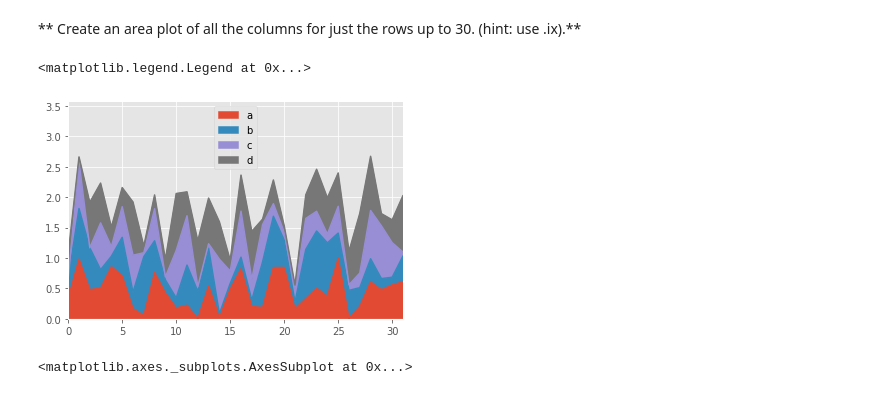
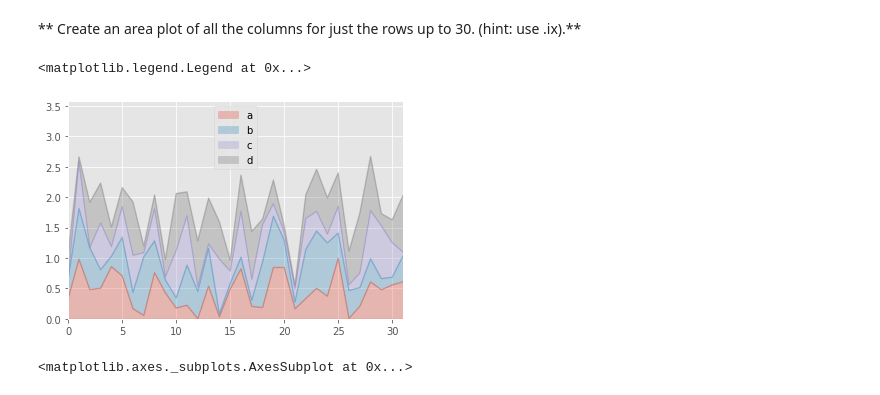
Before and after one commit to vlopez0392/Python-for-DS-and-ML-Bootcamp, a Jupyter notebook: 07-Pandas_Data_Visualization/02-Pandas Data Visualization Exercise.ipynb, the cells around one changed output. Cells and saved outputs as stored; diff of their text form; code cells hidden in the pictures.

```diff
--- a/07-Pandas_Data_Visualization/02-Pandas Data Visualization Exercise.ipynb
+++ b/07-Pandas_Data_Visualization/02-Pandas Data Visualization Exercise.ipynb
@@ -112,13 +113,13 @@ df3['d'].plot.density(lw = 4, ls = '--')
 # %% [markdown]
 ** Create an area plot of all the columns for just the rows up to 30. (hint: use .ix).**
 # %%
-df3.plot.area()
+df3.plot.area(alpha = 0.3) ## We can also use the .ix() on df3 using slicing notation
 plt.xlim([0,31])
 
 plt.legend(loc = 'best')
 # %% [output]
 <matplotlib.legend.Legend at 0x...>
-[figure, old version]
+[figure, new version]
 # %%
 ## Expected output
 # %% [output]
```
Also changed, not shown: parts of 2 cells of this notebook, 8 other files.
